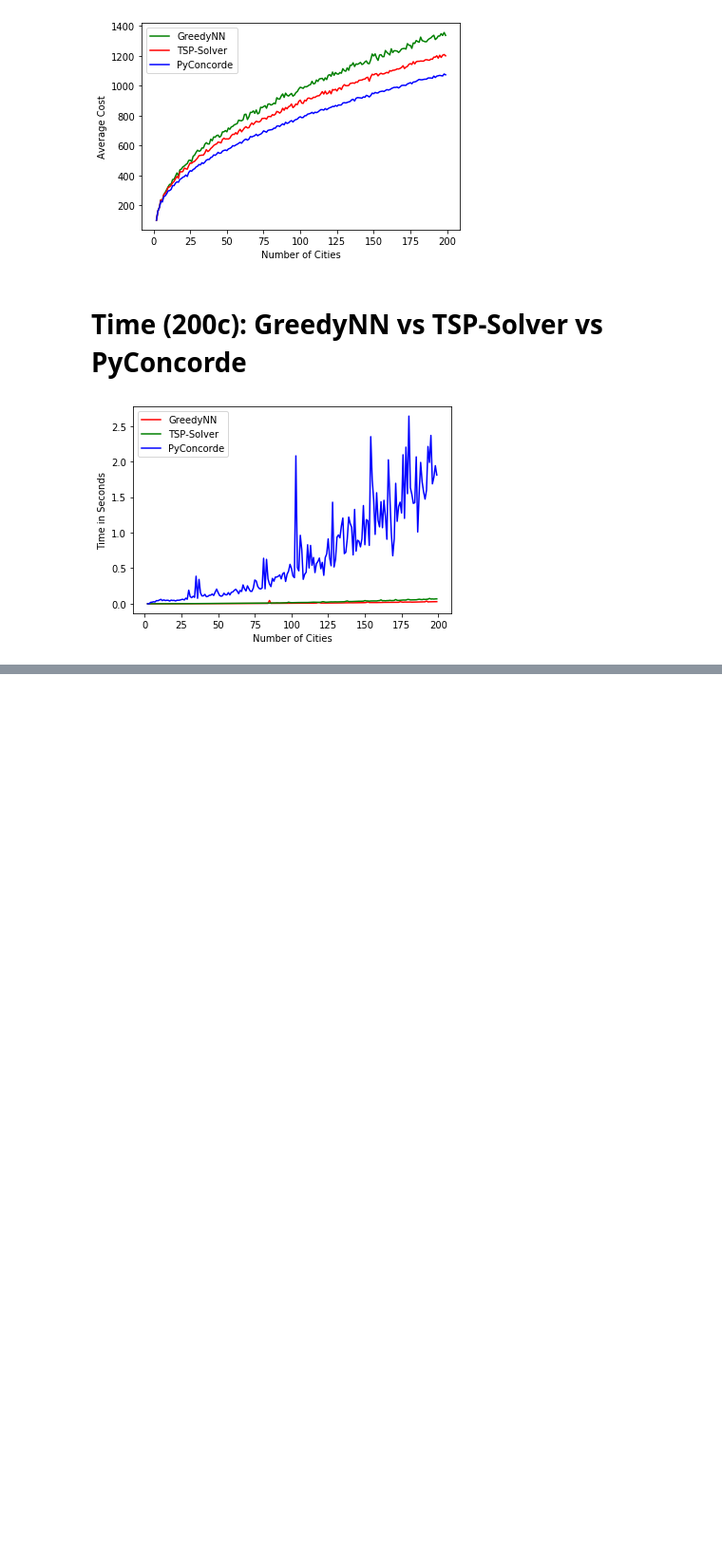
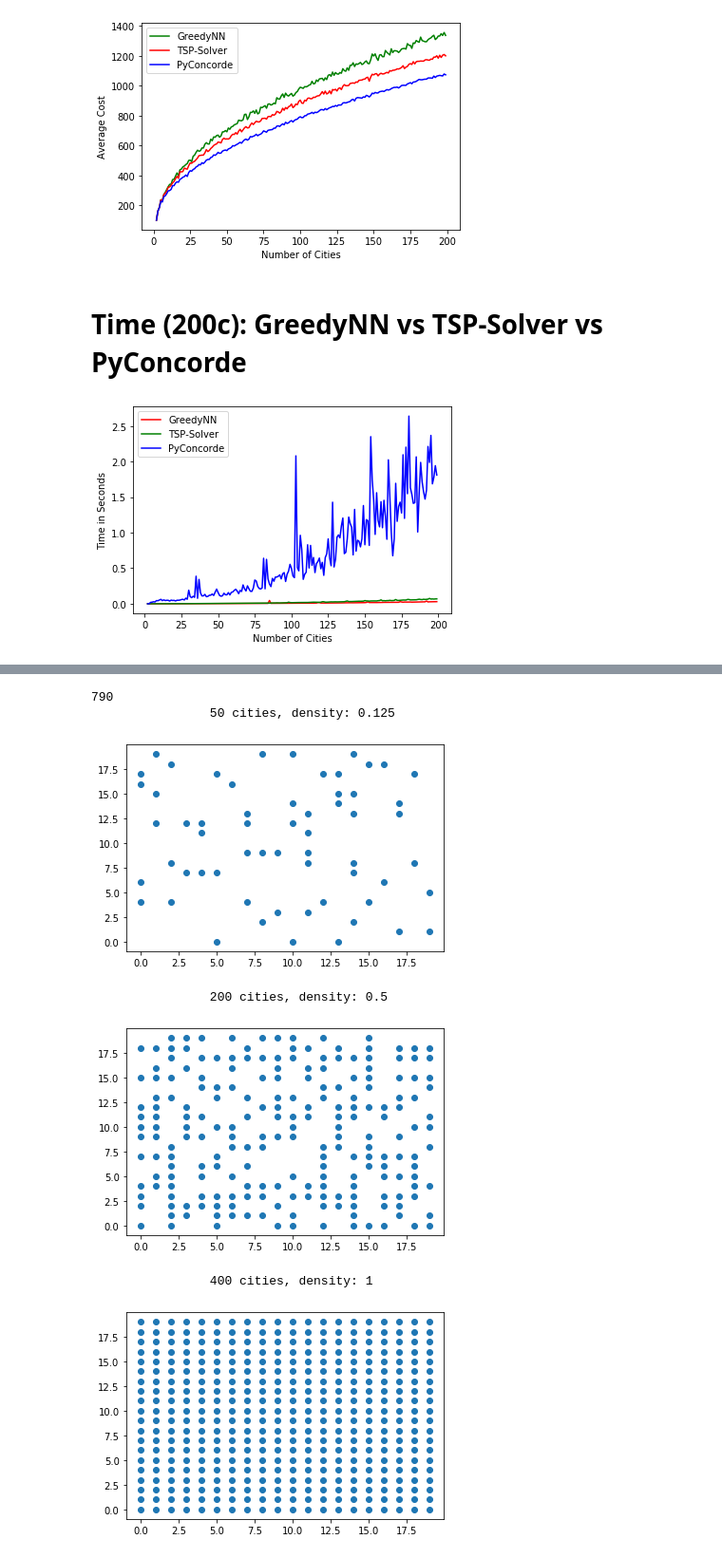
Before and after one commit to sareenv/Travelling-Sales-Man, a Jupyter notebook: visualization.ipynb, the cells around one changed output, grey strips where cells are left out. Shown at 95% size. Saved outputs shown, nothing was run; the diff lists cells and outputs as text; code cells hidden in the pictures; blank space fills up the shorter version.

Commit message:
Added density analysis of PyConcorde vs GRASP

```diff
--- a/visualization.ipynb
+++ b/visualization.ipynb
@@ -23,14 +23,17 @@ def random_symmetric_graph(n):
             dist_matrix[j][i] = v
     return dist_matrix
 
-def random_euclidean_graph(n, points=None):
+def random_euclidean_graph(n, points=None, max_d=MAX_DISTANCE):
     ''' Symmetric adjacency matrix of a Euclidean graph of size nxn '''
     dist_matrix = [[oo for _ in range(n)] for _ in range(n)]
 
     if not points: #so we can pass it our own points as well
         points = []
         for p in range(n):
-            x,y = randint(0,MAX_DISTANCE), randint(0,MAX_DISTANCE)
+            start = True
+            while start or (x,y) in points:
+                start=False
+                x, y = randint(0, max_d), randint(0, max_d)
             points.append((x,y))
     for i in range(n):
         p1 = points[i]
@@ -144,11 +153,12 @@ for i in range(2, 201): # Create 100 graphs of sizes [2,101]
 # %% [markdown]
 # Utility Functions
 # %%
-def plotPoints(points):
+def plotPoints(points, paths=True):
     plt.scatter(*zip(*points))
-    for i in range(len(points)):
-        for j in range(i, len(points)):
-            plt.plot([points[i][0], points[j][0]], [points[i][1], points[j][1]])
+    if paths:
+        for i in range(len(points)):
+            for j in range(i, len(points)):
+                plt.plot([points[i][0], points[j][0]], [points[i][1], points[j][1]])
     plt.show()
 
 def plotSolution(solution, points):
@@ -163,9 +173,6 @@ def plotSolution(solution, points):
     plt.show()
 
 def get_percentage_delta(graphList, allCosts1, allCosts2):
-    """ allSolutions = [(solution0, solution1), ...]
-        solution0 being always the correct one"""
-
     costTotal1 = 0
     costTotal2 = 0
     percentageDelta = []
@@ -184,7 +191,6 @@ def get_percentage_delta(graphList, allCosts1, allCosts2):
     return percentageDelta
 
 def get_solutions_costs_times(tsp_function, graphList, maxTime=oo):
-
     allSolutions= []
     allCosts = []
     allTimes = []
@@ -201,13 +207,12 @@ def get_solutions_costs_times(tsp_function, graphList, maxTime=oo):
     return allSolutions, allCosts, allTimes
 
 def filter_costs_times(solutions, costs, times):
-
     filteredTimes = []
     filteredCosts = []
     timeTotal = 0
     costTotal = 0
     averageCounter = 0
-    currentSize = 2 #always start at length 2
+    currentSize = len(solutions[0]) #always start at length 2
     for solution, cost, time in zip(solutions, costs, times):
         if len(solution) == currentSize: #so we average the same size graphs
             timeTotal += time
@@ -220,7 +225,9 @@ def filter_costs_times(solutions, costs, times):
             costTotal = 0
             averageCounter = 0
             currentSize = len(solution) #advance onto the next size
-
+    if averageCounter != 0:
+        filteredTimes.append(timeTotal / averageCounter)
+        filteredCosts.append(costTotal / averageCounter)
     return filteredCosts, filteredTimes
 # %% [markdown]
 # Sending and receiving data fo PyConcorde Computation
@@ -372,0 +383,22 @@ plt.show()
+# %%
+graphList = []; pointsList = []
+for i in range(10, 401)[::5]:
+    for j in range(10): # do it 10 times each
+        points, graph = random_euclidean_graph(i, max_d=19)
+        graphList.append(graph)
+        pointsList.append(points)
+# %%
+print("\t\t50 cities, density: 0.125")
+plotPoints(pointsList[ 50*2], paths=False)
+print("\t\t200 cities, density: 0.5")
+plotPoints(pointsList[200*2], paths=False)
+print("\t\t400 cities, density: 1")
+plotPoints(pointsList[-1], paths=False)
+# %% [output]
+790
+                50 cities, density: 0.125
+[figure, added]
+                200 cities, density: 0.5
+[figure, added]
+                400 cities, density: 1
+[figure, added]
```
Also changed, not shown: parts of 13 cells of this notebook.
